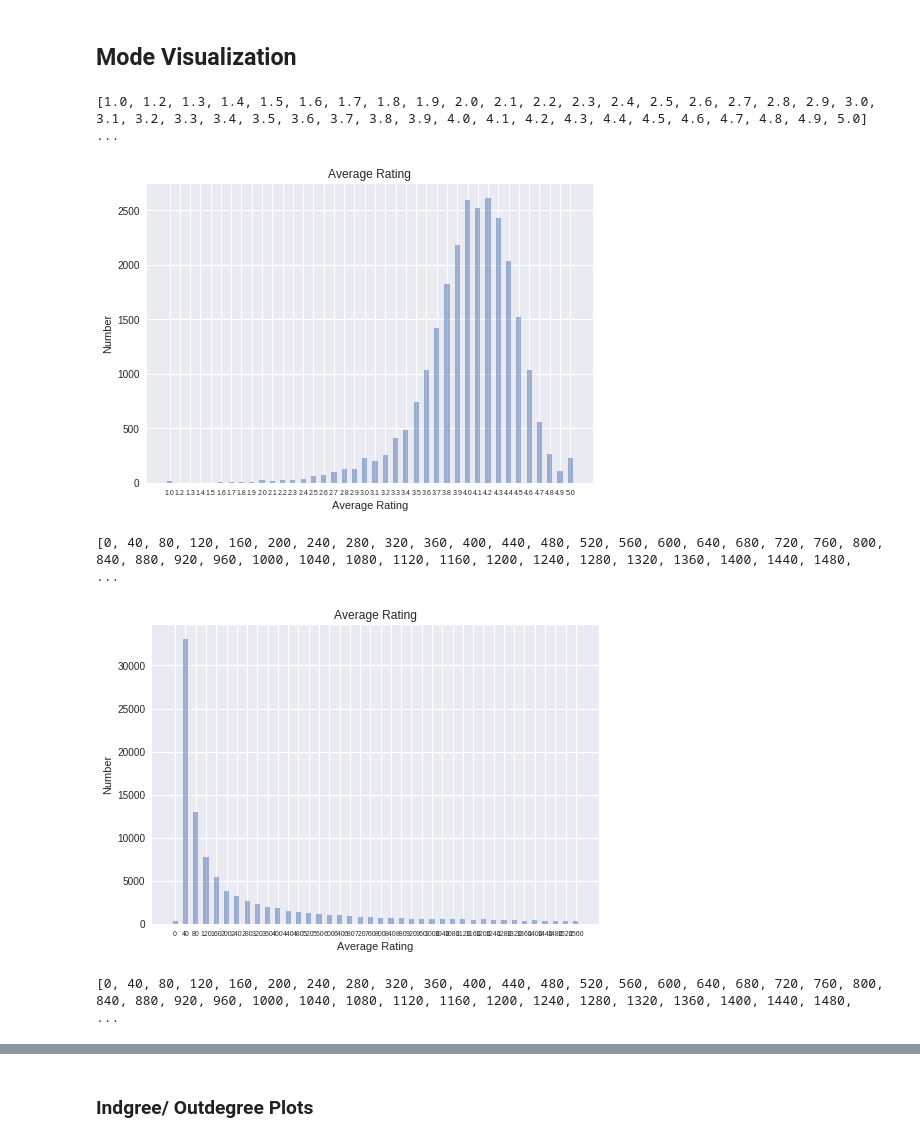
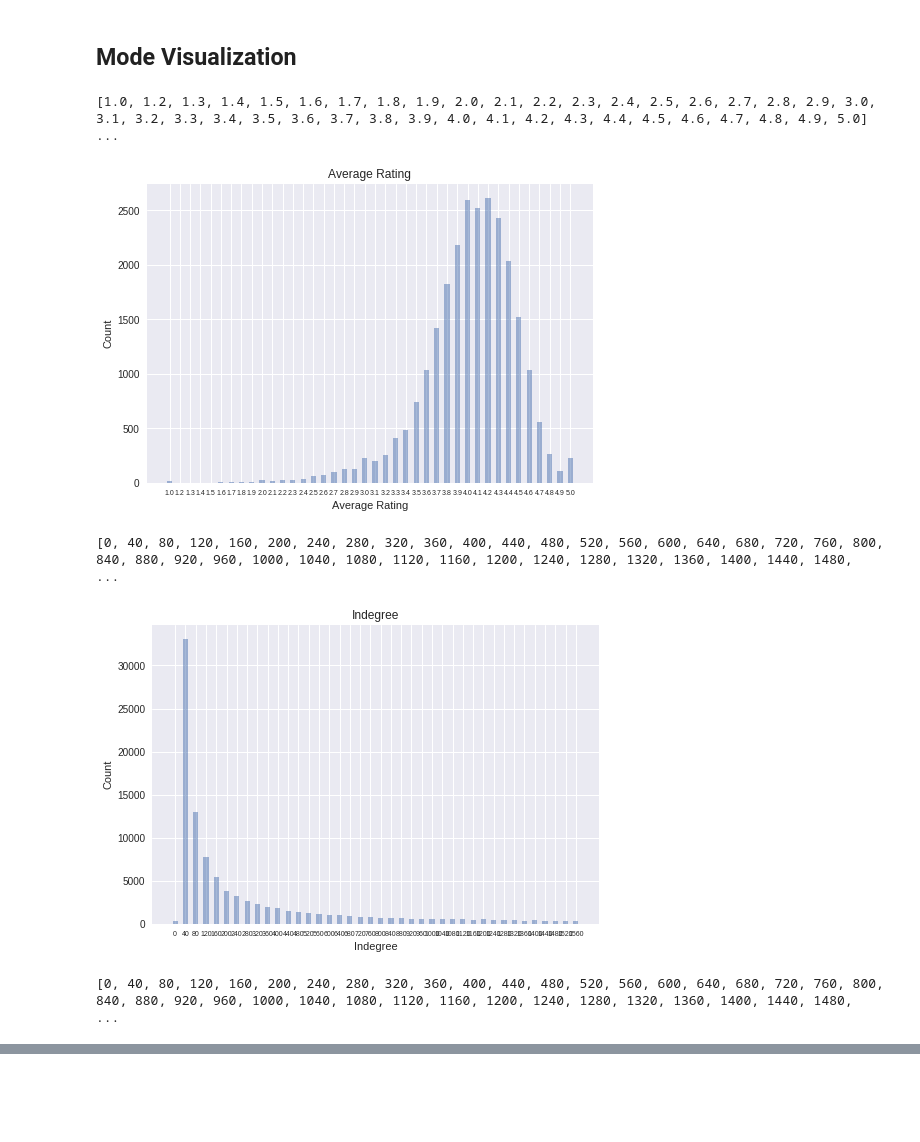
Before and after one commit to aedorado/play-analysis, a Jupyter notebook: 9 - Plots/Plots.ipynb, the cells around one changed output, grey strips where cells are left out. Saved outputs shown, nothing was run; the diff lists cells and outputs as text; code cells hidden in the pictures; blank space fills up the shorter version.

```diff
--- a/9 - Plots/Plots.ipynb
+++ b/9 - Plots/Plots.ipynb
@@ -176,7 +176,7 @@ mode_map = {4.5: 1519, 3.5: 737, 2.0: 22, 3.0: 228, 4.0: 2593, 5.0: 226, 2.5: 61
 indegree_map = {640: 973, 1120: 500, 0: 286, 1400: 394, 1480: 350, 600: 1072, 160: 5424, 1040: 530, 760: 791, 1360: 376, 1080: 539, 40: 33064, 1000: 548, 840: 705, 920: 606, 120: 7772, 1160: 480, 520: 1291, 1320: 413, 280: 2642, 360: 1952, 800: 721, 720: 847, 960: 600, 1560: 350, 1280: 455, 80: 12992, 480: 1360, 1520: 305, 240: 3271, 1240: 473, 320: 2282, 880: 680, 680: 937, 400: 1782, 1440: 357, 560: 1151, 440: 1533, 1200: 502, 200: 3837}
 outdegree_map = {0: 70118, 960: 64, 640: 39, 880: 51, 1400: 167, 1480: 191, 600: 52, 160: 762, 520: 41, 720: 58, 320: 4582, 1360: 144, 1000: 54, 560: 32, 480: 29, 840: 59, 280: 2512, 1160: 85, 800: 48, 1320: 161, 1120: 84, 80: 488, 440: 27, 1560: 294, 1240: 111, 360: 10324, 1080: 74, 1520: 273, 760: 46, 1280: 131, 240: 1545, 680: 51, 920: 51, 1440: 185, 40: 426, 120: 636, 1200: 120, 400: 45, 200: 931, 1040: 52}
 # %%
-def plot_from_map(mymap, xlabel='', ylabel=''):
+def plot_from_map(mymap, xlabel='', ylabel='', title=''):
     x = []
     y = []
     for key in sorted(mymap.iterkeys()):
@@ -190,18 +190,18 @@ def plot_from_map(mymap, xlabel='', ylabel=''):
     plt.xticks(y_pos, x)
     plt.xlabel(xlabel)
     plt.ylabel(ylabel)
-    plt.title('Average Rating')
+    plt.title(title)
     mpl.rcParams['xtick.labelsize'] = 7
     mpl.rcParams['ytick.labelsize'] = 10
 
     plt.show()
 # %%
-plot_from_map(mode_map, xlabel='verage Rating', ylabel='Count')
-plot_from_map(indegree_map, xlabel='Count', ylabel='Indegree')
-plot_from_map(outdegree_map, xlabel='Count', ylabel='Average Rating')
+plot_from_map(mode_map, title='Average Rating', xlabel='Average Rating', ylabel='Count')
+plot_from_map(indegree_map, title='Indegree', ylabel='Count', xlabel='Indegree')
+plot_from_map(outdegree_map, title='Outdegree', ylabel='Count', xlabel='Outdegree')
 # %% [output]
 [1.0, 1.2, 1.3, 1.4, 1.5, 1.6, 1.7, 1.8, 1.9, 2.0, 2.1, 2.2, 2.3, 2.4, 2.5, 2.6, 2.7, 2.8, 2.9, 3.0, 3.1, 3.2, 3.3, 3.4, 3.5, 3.6, 3.7, 3.8, 3.9, 4.0, 4.1, 4.2, 4.3, 4.4, 4.5, 4.6, 4.7, 4.8, 4.9, 5.0] ...
 [figure]
 [0, 40, 80, 120, 160, 200, 240, 280, 320, 360, 400, 440, 480, 520, 560, 600, 640, 680, 720, 760, 800, 840, 880, 920, 960, 1000, 1040, 1080, 1120, 1160, 1200, 1240, 1280, 1320, 1360, 1400, 1440, 1480,  ...
-[figure, old version]
+[figure, new version]
 [0, 40, 80, 120, 160, 200, 240, 280, 320, 360, 400, 440, 480, 520, 560, 600, 640, 680, 720, 760, 800, 840, 880, 920, 960, 1000, 1040, 1080, 1120, 1160, 1200, 1240, 1280, 1320, 1360, 1400, 1440, 1480,  ...
@@ -256,5 +256,3 @@ plot_from_map(outdegree_map, xlabel='Count', ylabel='Average Rating')
  'Travel &amp; Local': [0, 56, 3, 3, 10, 1039],
  'Weather': [0, 0, 0, 0, 1, 178],
  'Word': [0, 4, 0, 1, 1, 362]}
-# %% [markdown]
-### Indgree/ Outdegree Plots
```
Also changed, not shown: parts of 2 cells of this notebook.
